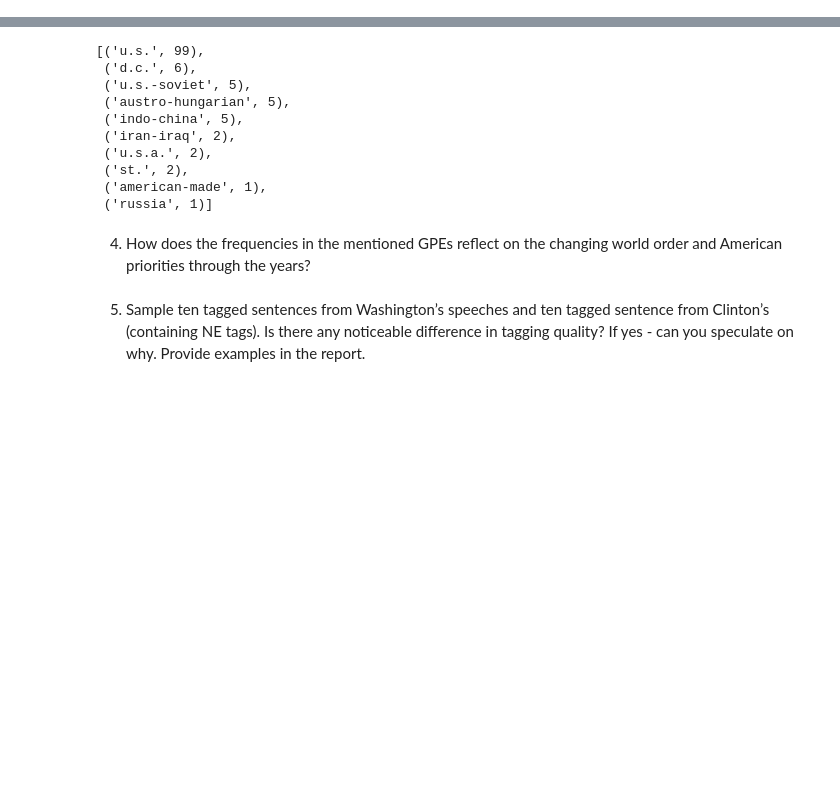
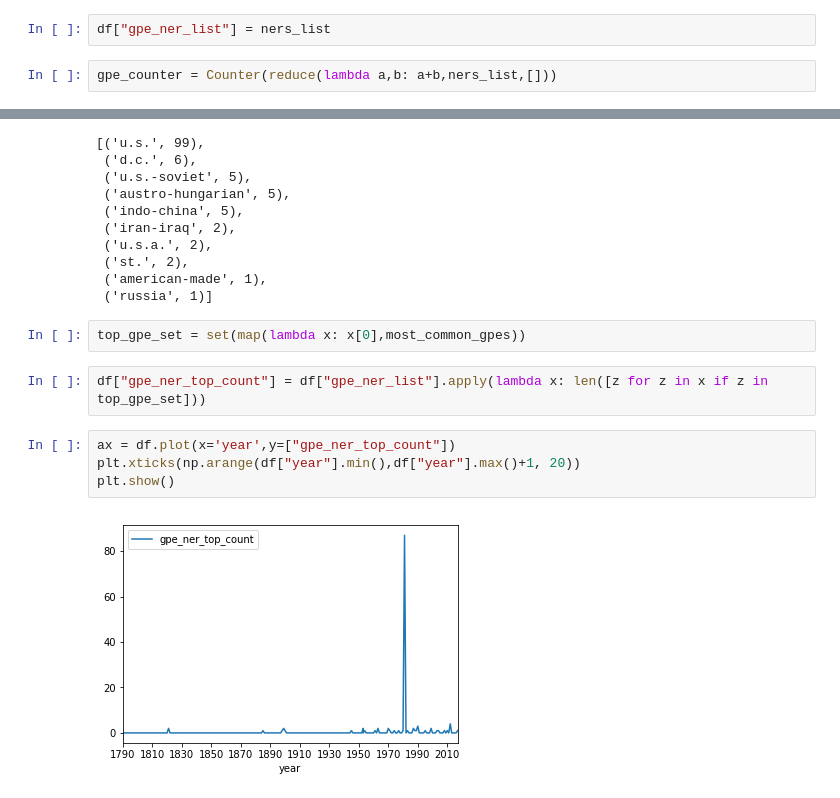
Before and after one commit to ofrik/NLP-HW3, a Jupyter notebook: HW3.ipynb, the cells around one changed output, grey strips where cells are left out. Saved outputs shown, nothing was run; the diff lists cells and outputs as text; blank space fills up the shorter version.

```diff
--- a/HW3.ipynb
+++ b/HW3.ipynb
@@ -281,3 +277,7 @@ gpe_counter = Counter(reduce(lambda a,b: a+b,df["ners"].apply(lambda x: reduce(l
+# %%
+df["gpe_ner_list"] = ners_list
+# %%
+gpe_counter = Counter(reduce(lambda a,b: a+b,ners_list,[]))
 # %% [markdown]
 3)
 # %%
@@ -294,7 +294,13 @@ most_common_gpes
  ('st.', 2),
  ('american-made', 1),
  ('russia', 1)]
-# %% [markdown]
-4) How does the frequencies in the mentioned GPEs reflect on the changing world order and American priorities through the years?
-# %% [markdown]
-5) Sample ten tagged sentences from Washington’s speeches and ten tagged sentence from Clinton’s (containing NE tags). Is there any noticeable difference in tagging quality? If yes - can you speculate on why. Provide examples in the report.
+# %%
+top_gpe_set = set(map(lambda x: x[0],most_common_gpes))
+# %%
+df["gpe_ner_top_count"] = df["gpe_ner_list"].apply(lambda x: len([z for z in x if z in top_gpe_set]))
+# %%
+ax = df.plot(x='year',y=["gpe_ner_top_count"])
+plt.xticks(np.arange(df["year"].min(),df["year"].max()+1, 20))
+plt.show()
+# %% [output]
+[figure, added]
```
Also changed, not shown: parts of 14 cells of this notebook.
